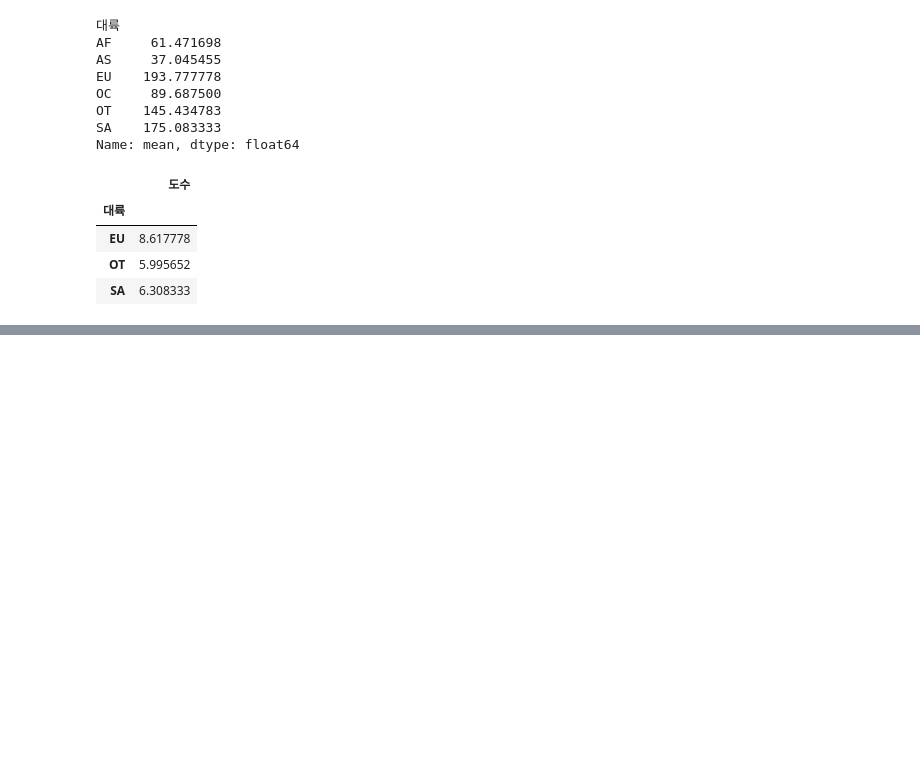
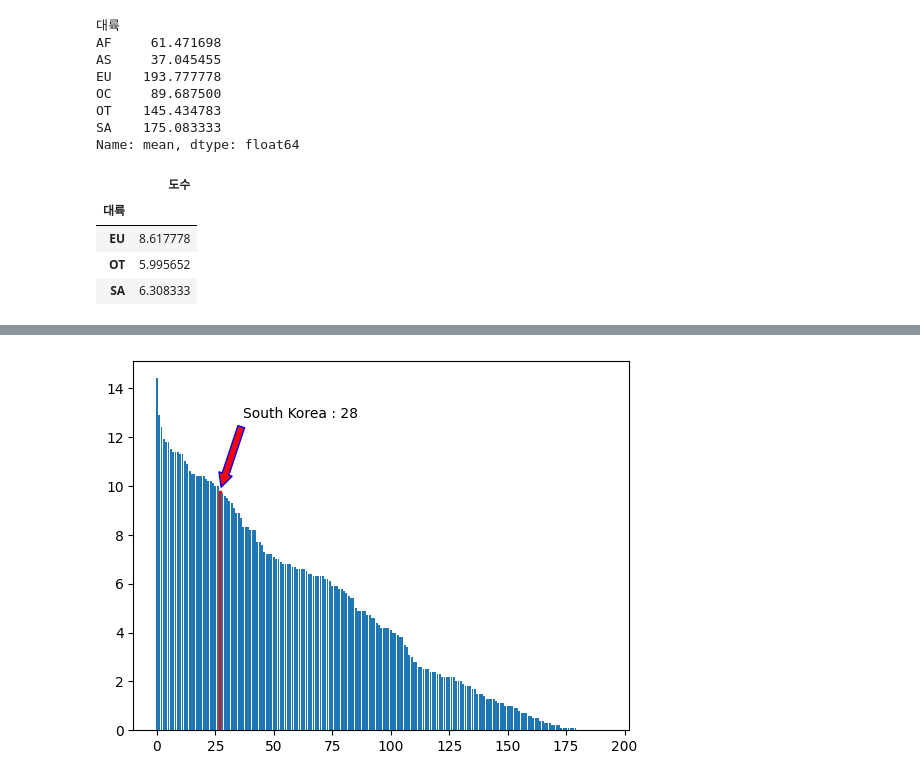
Before and after one commit to bsmoon-86/ubion_9, a Jupyter notebook: python/231124/01_drinks.ipynb, the cells around one changed output, grey strips where cells are left out. Drawn from its saved outputs; the diff is of its cells as text; code cells hidden in the pictures; blank space fills up the shorter version.

```diff
--- a/python/231124/01_drinks.ipynb
+++ b/python/231124/01_drinks.ipynb
@@ -126,0 +210,7 @@ group_data2.loc[ group_data2['도수'] > mean_data ]
+# %%
+## 가장 독한 술을 먹는 국가는 어디인가?
+## 도수 기준으로 내림차순 정렬
+## 바형 그래프 표시
+## South Korea의 막대를 주석처리 표시
+drinks2 = drinks.sort_values('도수', ascending=False)
+drinks2.reset_index(drop=True, inplace=True)
@@ -126,0 +226,28 @@ group_data2.loc[ group_data2['도수'] > mean_data ]
+# %%
+x = drinks2.index
+y = drinks2['도수']
+
+korea_index = drinks2.loc[ drinks2['국가'] == "South Korea" ].index[0]
+korea_total = drinks2.loc[ drinks2['국가'] == 'South Korea', '도수' ]
+# print(korea_index, korea_total)
+bar_list = plt.bar(x, y)
+bar_list[korea_index].set_color('r')
+
+# 그래프에 주석을 추가
+plt.annotate(
+    'South Korea : '+ str( korea_index+1 ),
+    xytext= (korea_index + 10, korea_total + 3),
+    xy = (korea_index, korea_total),
+    arrowprops=  dict(
+        facecolor = 'r', # 화살표 내부의 색을 지정
+        edgecolor = 'b', # 선의 색을 지정
+        headwidth = 10, # 화살표 머리의 너비
+        headlength = 10, # 화살표 머리의 길이
+        width = 5, # 화살표 꼬리의 너비
+        shrink = 0.05 # 화살표와 주석 사이의 거리
+    )
+)
+
+plt.show()
+# %% [output]
+[figure, added]
```
Also changed, not shown: parts of 8 cells of this notebook, 1 other file.
